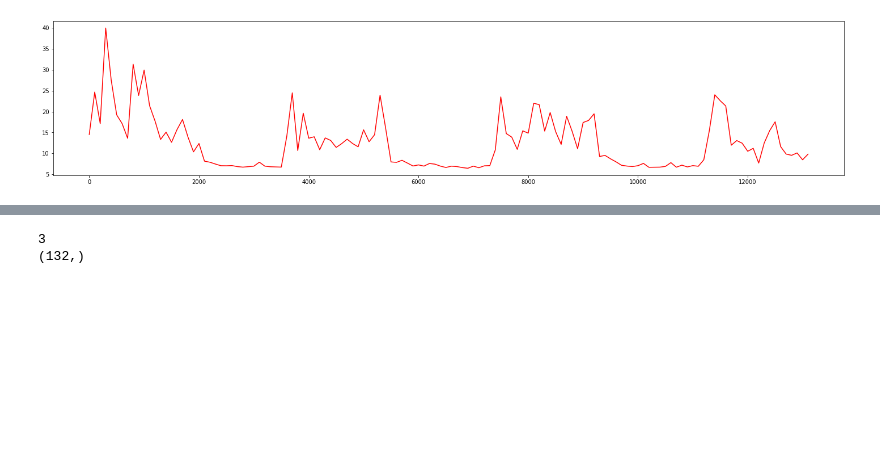
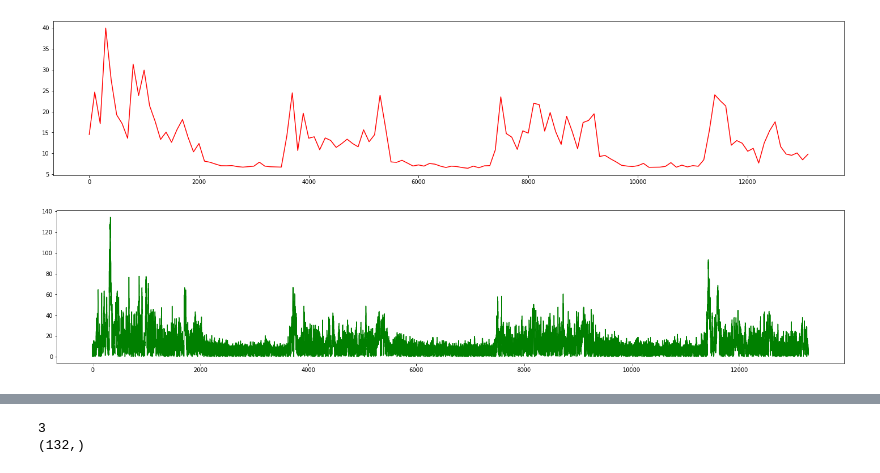
Before and after one commit to redgene/EMG_SignalAnalysis, a Jupyter notebook: EMG_SignalAnalysis_Python.ipynb, the cells around one changed output, grey strips where cells are left out. Cells and saved outputs as stored; diff of their text form; code cells hidden in the pictures; blank space fills up the shorter version.

```diff
--- a/EMG_SignalAnalysis_Python.ipynb
+++ b/EMG_SignalAnalysis_Python.ipynb
@@ -535,3 +539,33 @@ plt.plot(mean_all_t, stdev_tmp,color='red')
 fig_stdev.set_size_inches(w=25,h=5)
 # %% [output]
 [figure]
+# %%
+## NORMALIZATION
+
+data_temp1 = var_sec10 - np.mean(var_sec10)
+data_norm = abs(data_temp1)
+
+fig_stdev = plt.figure()
+plt.plot(data_norm,color='green')
+fig_stdev.set_size_inches(w=25,h=5)
+
+
+## NOW TAKE MEANS and VARIANCES
+window_size2 = 100
+n_windows2 = (np.size(data_norm)//window_size2)
+i=0
+j=0
+mean_all2, mean_all_tmp2, mean_all_t2 = [],[],[]
+stdev_all2, stdev_tmp2, stdev_t2 = [],[],[]
+
+for i in range(0, n_windows2):
+    x2 = data_norm[ (i*window_size2): (i*window_size2)+window_size2] # mean values
+    # standard deviations
+    mean_all_tmp2.append(np.average(x2)) # fill in the averages for windows
+    stdev_tmp2.append(np.std(x2)) # fill in the averages for windows
+
+# Since size of mean_all ≠ size of mean_all_t. Time axis:
+for i in range(0, n_windows2):
+    mean_all_t2.append(i*window_size2)
+# %% [output]
+[figure, added]
```
Also changed, not shown: parts of 17 cells of this notebook, 1 other file.
